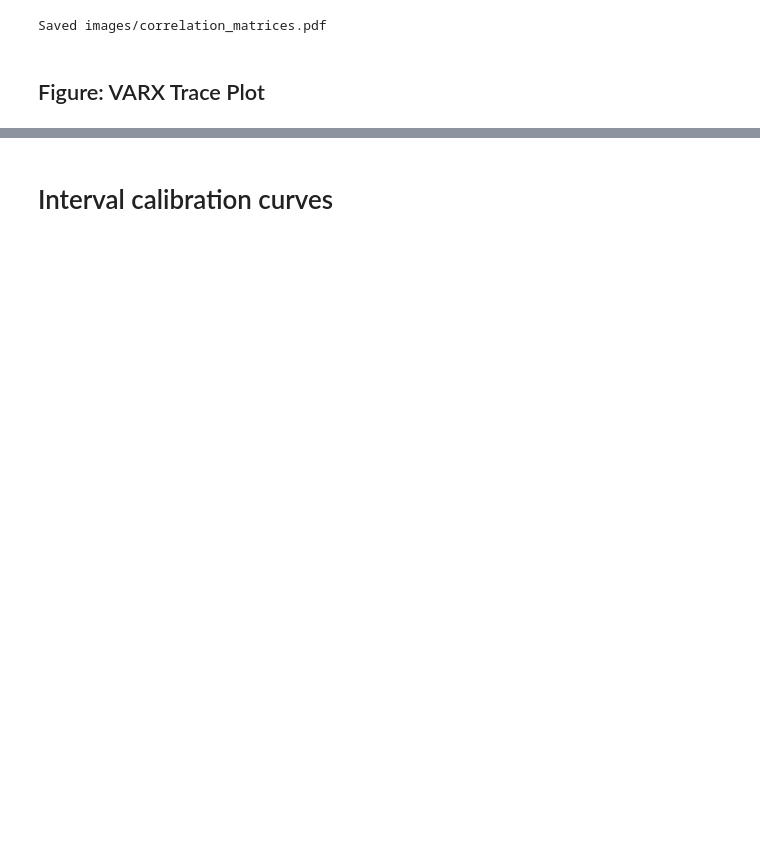
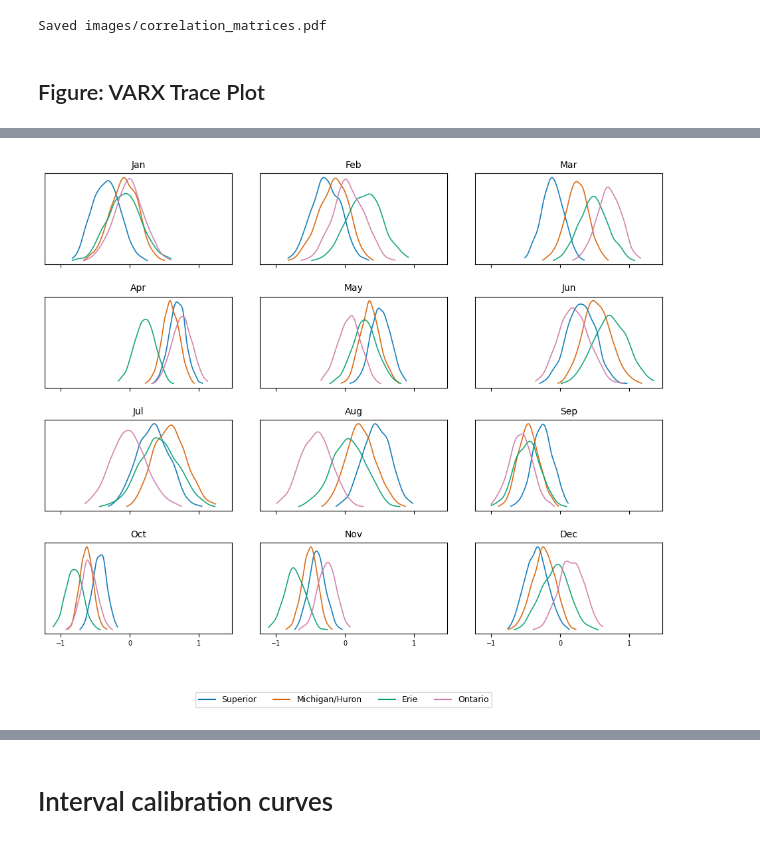
Before and after one commit to mcanearm/nbs_predictor_reproducibility_index, a Jupyter notebook: scripts/03_results_and_plots.ipynb, the cells around one changed output, grey strips where cells are left out. Cells and saved outputs as stored; diff of their text form; code cells hidden in the pictures; blank space fills up the shorter version.

```diff
--- a/scripts/03_results_and_plots.ipynb
+++ b/scripts/03_results_and_plots.ipynb
@@ -775,0 +904,51 @@ plt.show()
+# %%
+from scipy.stats import gaussian_kde
+
+intercept = trace.posterior["intercept"]  # (chain, draw, month, lakes)
+
+fig, axs = plt.subplots(
+    nrows=4,
+    ncols=3,
+    figsize=(12, 9),
+    gridspec_kw={"wspace": 0.15, "hspace": 0.35},
+    sharex=True,
+)
+
+for m_idx, month in enumerate(month_names):
+    ax = axs[m_idx // 3, m_idx % 3]
+
+    all_vals = intercept.sel(month=month).values.flatten()
+    lo, hi = np.percentile(all_vals, [0.5, 99.5])
+    pad = (hi - lo) * 0.05
+    xs = np.linspace(lo - pad, hi + pad, 400)
+
+    for lake in LAKE_NAMES:
+        data = (
+            intercept.sel(lakes=lake, month=month)
+            .stack(samples=("chain", "draw"))
+            .values
+        )
+        ys = gaussian_kde(data)(xs)
+        mask = ys > ys.max() * 0.02
+        ax.plot(xs[mask], ys[mask], color=lake_colors[lake], linewidth=1.2, alpha=0.9)
+
+    ax.set_yticks([])
+    ax.set_title(month, fontsize=10)
+    ax.xaxis.set_major_locator(plt.MaxNLocator(3))
+    ax.tick_params(axis="x", labelsize=7)
+
+lake_handles = [
+    plt.Line2D([0], [0], color=lake_colors[l], linewidth=1.5, label=rename_lakes(l))
+    for l in LAKE_NAMES
+]
+fig.legend(
+    handles=lake_handles,
+    loc="lower center",
+    ncol=len(LAKE_NAMES),
+    bbox_to_anchor=(0.5, -0.02),
+    fontsize=9,
+)
+plt.savefig(str(IMAGES_DIR / "intercept_posteriors.pdf"), bbox_inches="tight")
+plt.show()
+# %% [output]
+[figure, added]
```
Also changed, not shown: parts of 18 cells of this notebook, 5 other files.
